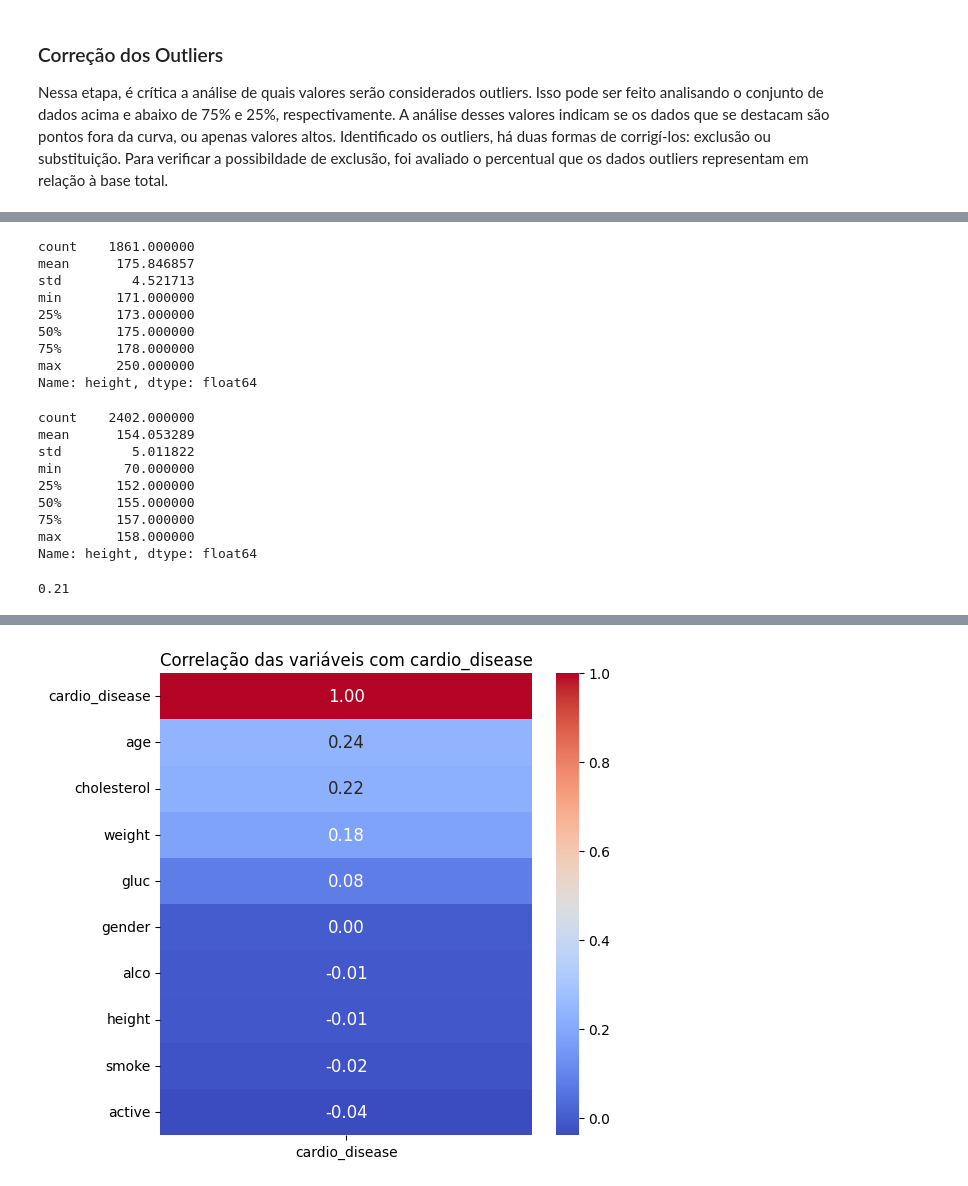
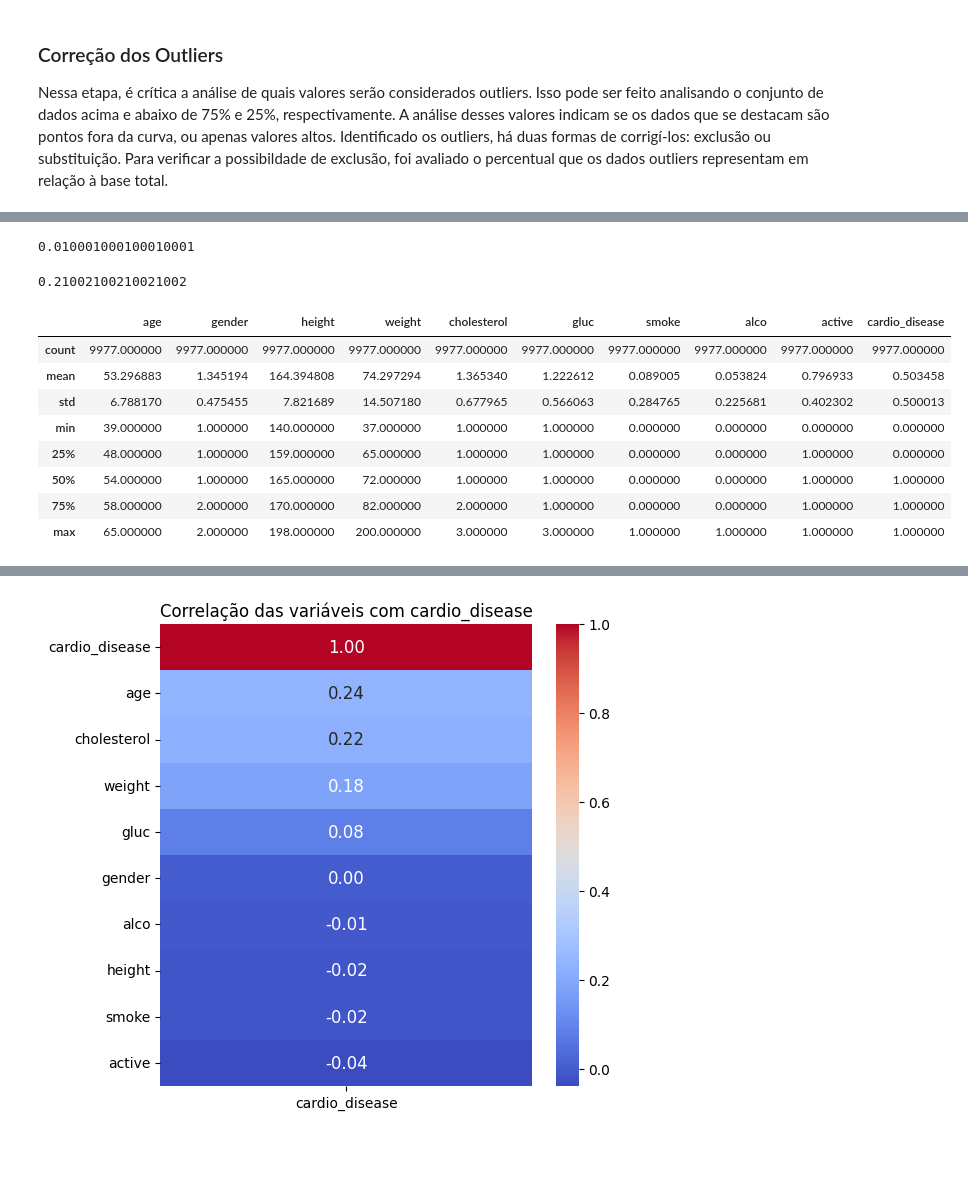
Before and after one commit to marinappdf/projetos-EBAC, a Jupyter notebook: Regressão Logística/Profissao Cientista de Dados M27 Pratique.ipynb, the cells around one changed output, grey strips where cells are left out. Saved outputs shown, nothing was run; the diff lists cells and outputs as text; code cells hidden in the pictures; blank space fills up the shorter version.

```diff
--- a/Regressão Logística/Profissao Cientista de Dados M27 Pratique.ipynb
+++ b/Regressão Logística/Profissao Cientista de Dados M27 Pratique.ipynb
@@ -147,31 +153,24 @@ base[["height"]].describe()
 # %%
-outlier = base["height"][base["height"] > 170]
-outlier.describe()
+outlier = base["height"][base["height"] > 200]
+100*len(outlier) / len(base["height"])
 # %% [output]
-count    1861.000000
-mean      175.846857
-std         4.521713
-min       171.000000
-25%       173.000000
-50%       175.000000
-75%       178.000000
-max       250.000000
-Name: height, dtype: float64
+0.010001000100010001
 # %%
-outlier = base["height"][base["height"] < 159]
-outlier.describe()
+outlier = base["height"][base["height"] < 140]
+100*len(outlier) / len(base["height"])
 # %% [output]
-count    2402.000000
-mean      154.053289
-std         5.011822
-min        70.000000
-25%       152.000000
-50%       155.000000
-75%       157.000000
-max       158.000000
-Name: height, dtype: float64
+0.21002100210021002
 # %%
-outlier = base["height"][base["height"] < 140]
-100*len(outlier)/len(base)
+base = base[(base["height"] <200)]
+base = base[base["height"] >= 140]
+base.describe()
 # %% [output]
-0.21
+|  | age | gender | height | weight | cholesterol | gluc | smoke | alco | active | cardio_disease |
+| count | 9977.000000 | 9977.000000 | 9977.000000 | 9977.000000 | 9977.000000 | 9977.000000 | 9977.000000 | 9977.000000 | 9977.000000 | 9977.000000 |
+| mean | 53.296883 | 1.345194 | 164.394808 | 74.297294 | 1.365340 | 1.222612 | 0.089005 | 0.053824 | 0.796933 | 0.503458 |
+| std | 6.788170 | 0.475455 | 7.821689 | 14.507180 | 0.677965 | 0.566063 | 0.284765 | 0.225681 | 0.402302 | 0.500013 |
+| min | 39.000000 | 1.000000 | 140.000000 | 37.000000 | 1.000000 | 1.000000 | 0.000000 | 0.000000 | 0.000000 | 0.000000 |
+| 25% | 48.000000 | 1.000000 | 159.000000 | 65.000000 | 1.000000 | 1.000000 | 0.000000 | 0.000000 | 1.000000 | 0.000000 |
+| 50% | 54.000000 | 1.000000 | 165.000000 | 72.000000 | 1.000000 | 1.000000 | 0.000000 | 0.000000 | 1.000000 | 1.000000 |
+| 75% | 58.000000 | 2.000000 | 170.000000 | 82.000000 | 2.000000 | 1.000000 | 0.000000 | 0.000000 | 1.000000 | 1.000000 |
+| max | 65.000000 | 2.000000 | 198.000000 | 200.000000 | 3.000000 | 3.000000 | 1.000000 | 1.000000 | 1.000000 | 1.000000 |
```
Also changed, not shown: parts of 31 cells of this notebook.
